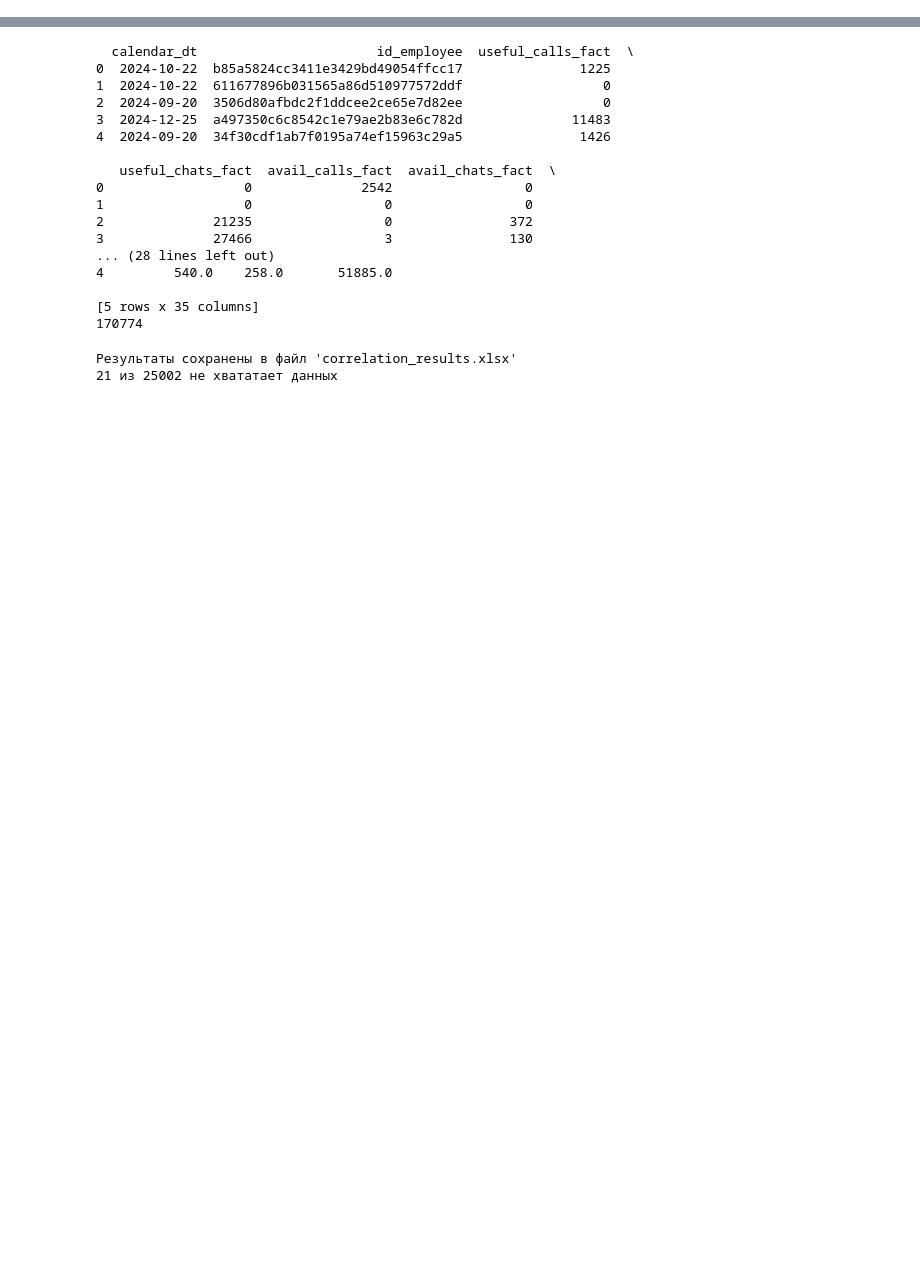
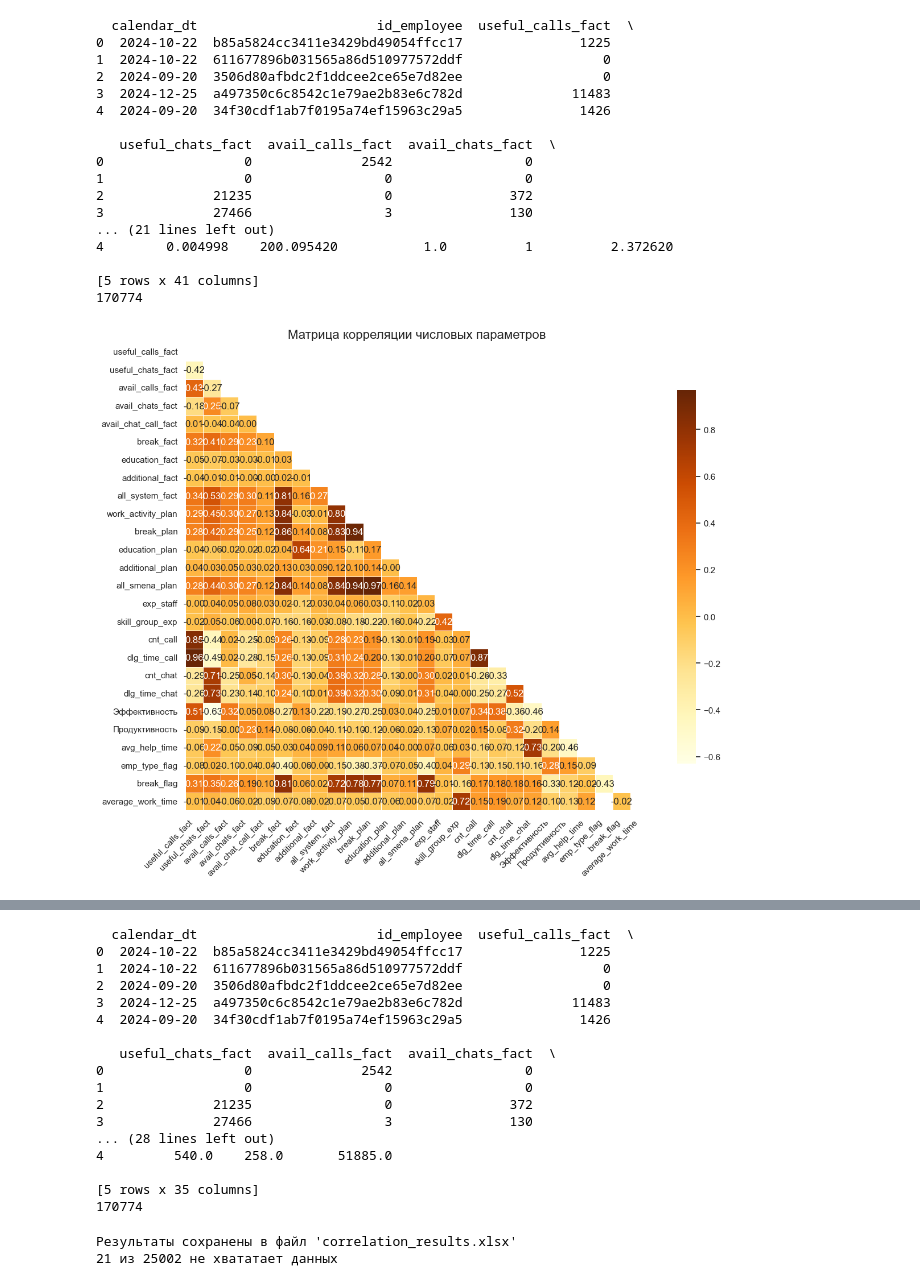
Before and after one commit to Worislooov/DANO_MSC_2025, a Jupyter notebook: Vova/eff_all.ipynb, the cells around one changed output, grey strips where cells are left out. Drawn from its saved outputs; the diff is of its cells as text; code cells hidden in the pictures; blank space fills up the shorter version.

```diff
--- a/Vova/eff_all.ipynb
+++ b/Vova/eff_all.ipynb
@@ -95,31 +128,50 @@ data.plot.scatter(x='Эффективность', y='Продуктивност
 # %%
-data1 = data[data['residential_city_nm'] == 'г Москва']
-# data1 = data
+# data1 = data[data['residential_city_nm'] == 'г Москва']
+data1 = data
 print(data.head())
 numeric_columns = data1.select_dtypes(include=['number'])
 print(len(data1))
 # Вычисляем корреляционную матрицу
 corr_matrix = numeric_columns.corr()
 
 # Визуализация
 plt.figure(figsize=(12, 10))
 mask = np.triu(np.ones_like(corr_matrix, dtype=bool))  # Маска для верхнего треугольника
 
 # Используем heatmap из seaborn для лучшей визуализации
 import seaborn as sns
 sns.set_theme(style="white")
 sns.heatmap(corr_matrix,
             annot=True,  # Показывать значения
             fmt='.2f',   # Формат значений (2 знака после запятой)
-            cmap='coolwarm',  # Цветовая схема
+            cmap='YlOrBr',  # Цветовая схема
             mask=mask,   # Применяем маску для отображения только нижнего треугольника
             linewidths=0.5,  # Ширина линий между ячейками
             cbar_kws={"shrink": .8})  # Настройка цветовой шкалы
 
 plt.title('Матрица корреляции числовых параметров', fontsize=16)
 plt.xticks(rotation=45, ha='right')
 plt.tight_layout()
 plt.show()
+# %% [output]
+  calendar_dt                       id_employee  useful_calls_fact  \
+0  2024-10-22  b85a5824cc3411e3429bd49054ffcc17               1225
+1  2024-10-22  611677896b031565a86d510977572ddf                  0
+2  2024-09-20  3506d80afbdc2f1ddcee2ce65e7d82ee                  0
+3  2024-12-25  a497350c6c8542c1e79ae2b83e6c782d              11483
+4  2024-09-20  34f30cdf1ab7f0195a74ef15963c29a5               1426
+
+   useful_chats_fact  avail_calls_fact  avail_chats_fact  \
+0                  0              2542                 0
+1                  0                 0                 0
+2              21235                 0               372
+3              27466                 3               130
+... (21 lines left out)
+4        0.004998    200.095420           1.0          1          2.372620
+
+[5 rows x 41 columns]
+170774
+[figure, added]
 # %%
 df = data
 
```
Also changed, not shown: parts of 3 cells of this notebook, 3 other files.
